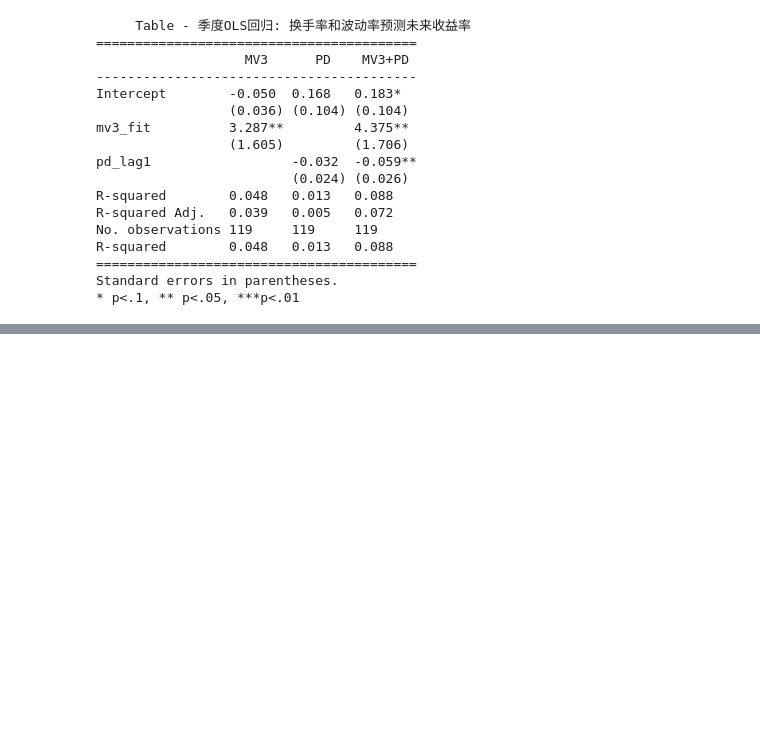
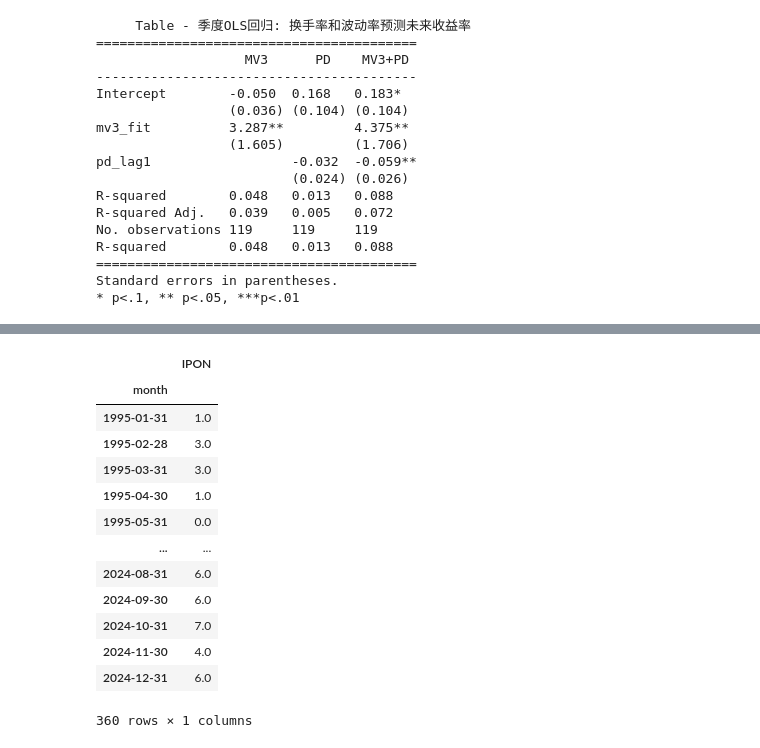
Before and after one commit to chenghang1989/Asset-Pricing-Homework, a Jupyter notebook: Homework1.ipynb, the cells around one changed output, grey strips where cells are left out. Cells and saved outputs as stored; diff of their text form; code cells hidden in the pictures; blank space fills up the shorter version.

```diff
--- a/Homework1.ipynb
+++ b/Homework1.ipynb
@@ -1558,0 +1664,27 @@ Standard errors in parentheses.
+# %%
+# 创建完整的时间序列从1990年1月到2024年12月
+# 创建月末日期范围
+full_date_range = pd.date_range(start='1995-01-31', end='2024-12-31', freq='ME')
+# name 为month
+full_date_range.name = 'month'
+
+# 创建一个包含所有月份的DataFrame，使用月末日期作为索引
+full_IPO_count = pd.DataFrame(index=full_date_range, columns=['IPOn'])
+IPO_count = IPO_count.merge(full_IPO_count,on='month', how='right')
+IPO_count = IPO_count[['IPON']].fillna(0)
+IPO_count
+# %% [output]
+|  | IPON |
+| month |  |
+| 1995-01-31 | 1.0 |
+| 1995-02-28 | 3.0 |
+| 1995-03-31 | 3.0 |
+| 1995-04-30 | 1.0 |
+| 1995-05-31 | 0.0 |
+| ... | ... |
+| 2024-08-31 | 6.0 |
+| 2024-09-30 | 6.0 |
+| 2024-10-31 | 7.0 |
+| 2024-11-30 | 4.0 |
+| 2024-12-31 | 6.0 |
+360 rows × 1 columns
```
Also changed, not shown: parts of 17 cells of this notebook, 3 other files.
